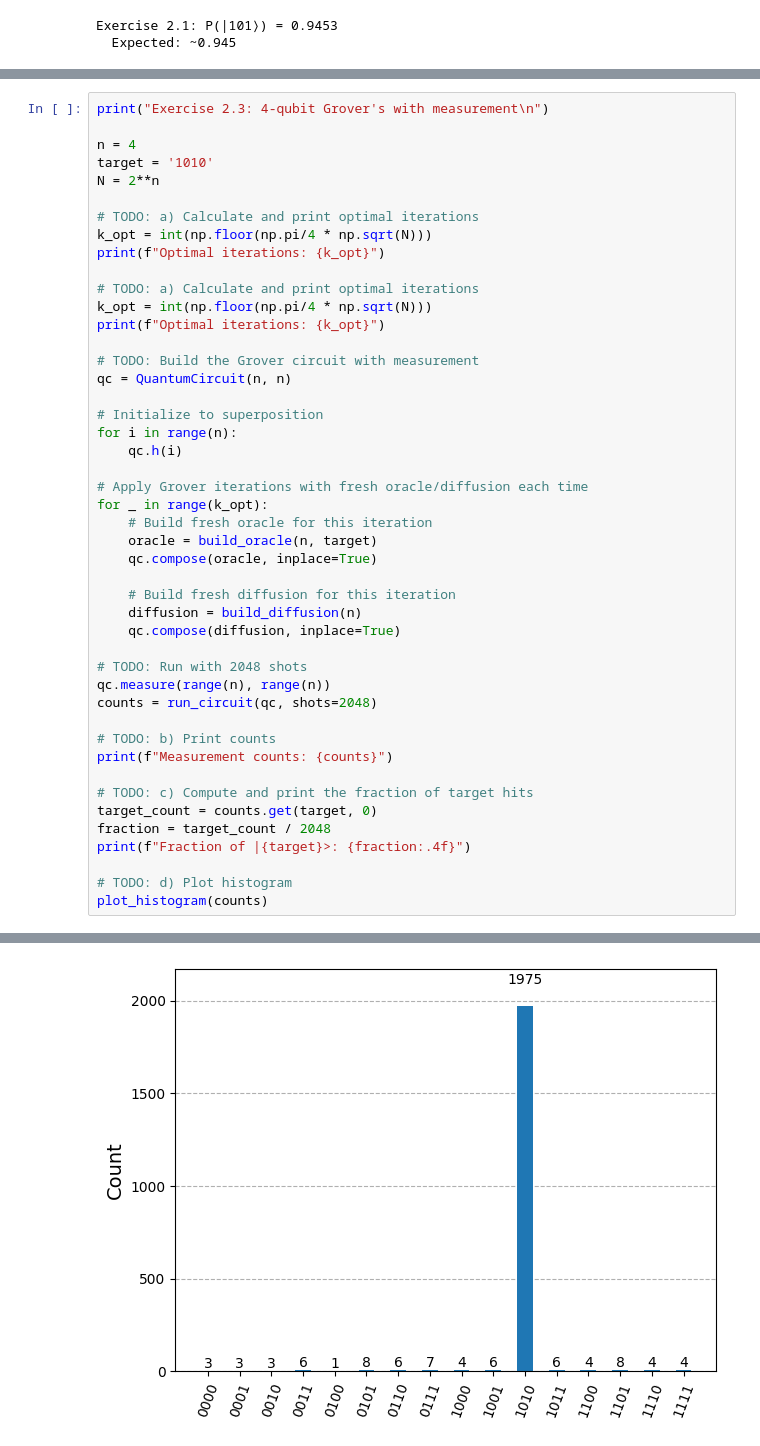
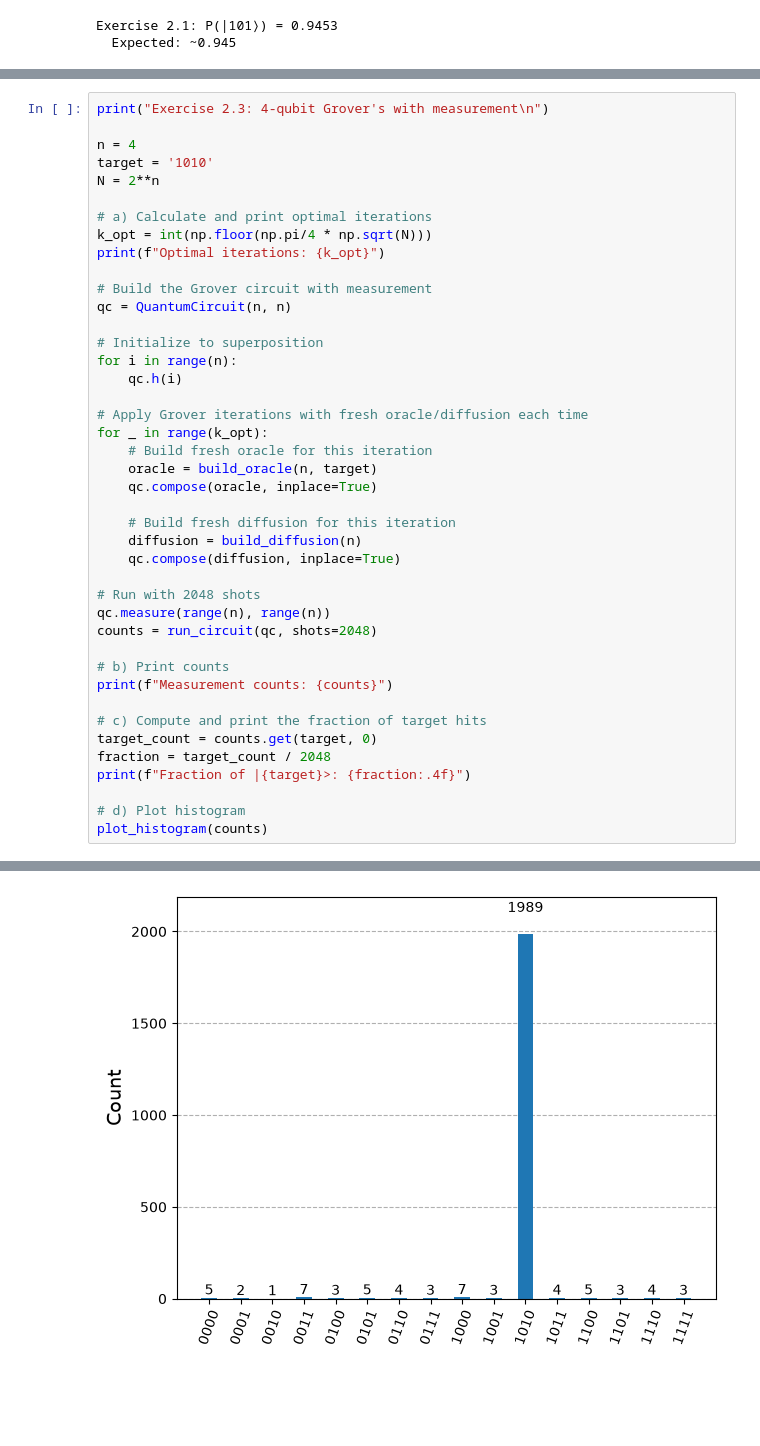
Before and after one commit to marcazdaou/Quantum-Computing, a Jupyter notebook: 09_grovers_search_algorithm.ipynb, the cells around one changed output, grey strips where cells are left out. Saved outputs shown, nothing was run; the diff lists cells and outputs as text; blank space fills up the shorter version.

```diff
--- a/09_grovers_search_algorithm.ipynb
+++ b/09_grovers_search_algorithm.ipynb
@@ -387,15 +359,11 @@ n = 4
 target = '1010'
 N = 2**n
 
-# TODO: a) Calculate and print optimal iterations
+# a) Calculate and print optimal iterations
 k_opt = int(np.floor(np.pi/4 * np.sqrt(N)))
 print(f"Optimal iterations: {k_opt}")
 
-# TODO: a) Calculate and print optimal iterations
-k_opt = int(np.floor(np.pi/4 * np.sqrt(N)))
-print(f"Optimal iterations: {k_opt}")
-
-# TODO: Build the Grover circuit with measurement
+# Build the Grover circuit with measurement
 qc = QuantumCircuit(n, n)
 
 # Initialize to superposition
@@ -412,19 +380,19 @@ for _ in range(k_opt):
     diffusion = build_diffusion(n)
     qc.compose(diffusion, inplace=True)
 
-# TODO: Run with 2048 shots
+# Run with 2048 shots
 qc.measure(range(n), range(n))
 counts = run_circuit(qc, shots=2048)
 
-# TODO: b) Print counts
+# b) Print counts
 print(f"Measurement counts: {counts}")
 
-# TODO: c) Compute and print the fraction of target hits
+# c) Compute and print the fraction of target hits
 target_count = counts.get(target, 0)
 fraction = target_count / 2048
 print(f"Fraction of |{target}>: {fraction:.4f}")
 
-# TODO: d) Plot histogram
+# d) Plot histogram
 plot_histogram(counts)
 # %% [output]
 Exercise 2.3: 4-qubit Grover's with measurement
@@ -436,2 +403,2 @@ Fraction of |1010>: 0.9644
-[figure, old version]
+[figure, new version]
 # %% [markdown]
```
Also changed, not shown: parts of 27 cells of this notebook, 6 other files.
